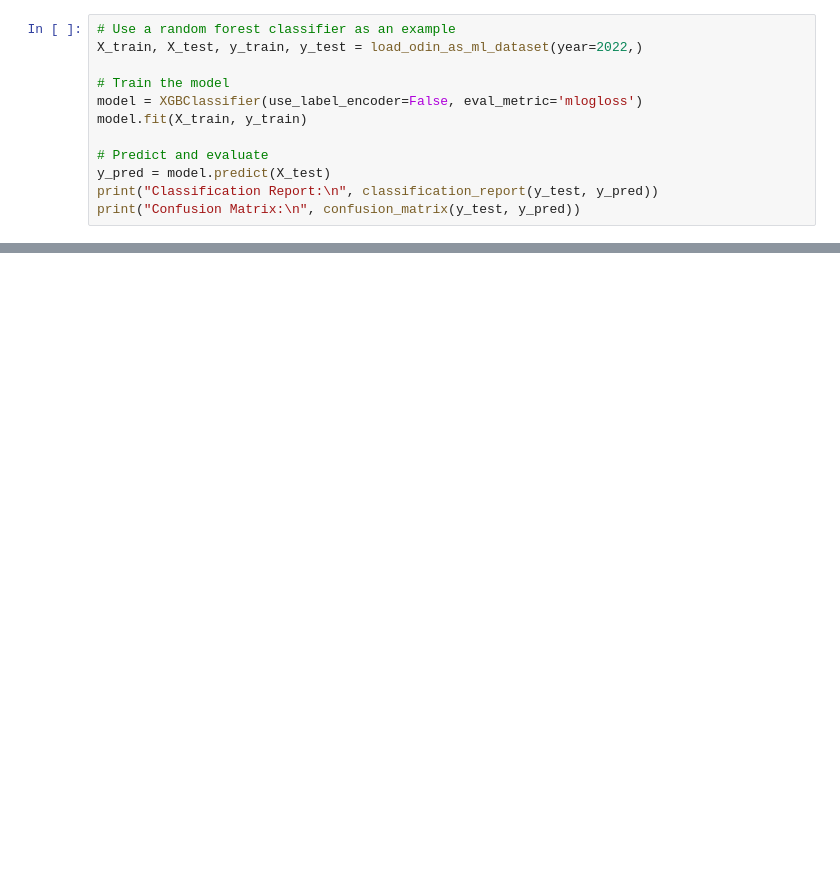
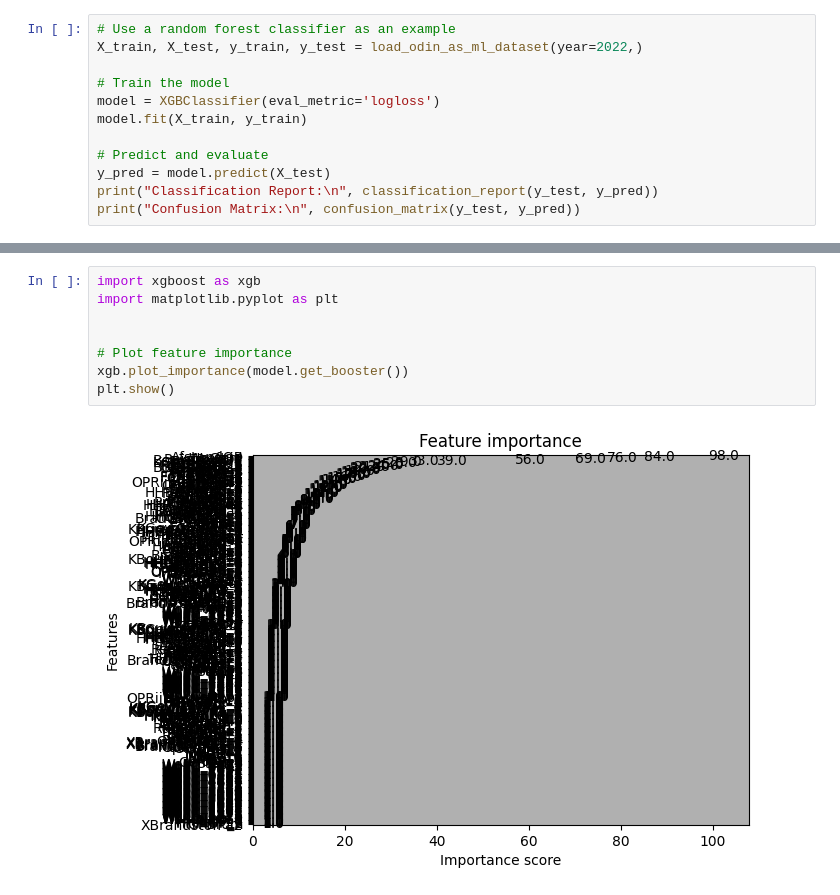
Before and after one commit to FabianScott/Design-of-AI-driven-business-operation, a Jupyter notebook: Topic2/XGBoost.ipynb, the cells around one changed output, grey strips where cells are left out. Saved outputs shown, nothing was run; the diff lists cells and outputs as text; blank space fills up the shorter version.

```diff
--- a/Topic2/XGBoost.ipynb
+++ b/Topic2/XGBoost.ipynb
@@ -21,7 +20,7 @@ ImportError: DLL load failed while importing lib: The filename or extension is t
 X_train, X_test, y_train, y_test = load_odin_as_ml_dataset(year=2022,)
 
 # Train the model
-model = XGBClassifier(use_label_encoder=False, eval_metric='mlogloss')
+model = XGBClassifier(eval_metric='logloss')
 model.fit(X_train, y_train)
 
 # Predict and evaluate
@@ -30,0 +51,10 @@ print("Confusion Matrix:\n", confusion_matrix(y_test, y_pred))
+# %%
+import xgboost as xgb
+import matplotlib.pyplot as plt
+
+
+# Plot feature importance
+xgb.plot_importance(model.get_booster())
+plt.show()
+# %% [output]
+[figure, added]
```
Also changed, not shown: parts of 2 cells of this notebook, 1 other file.
